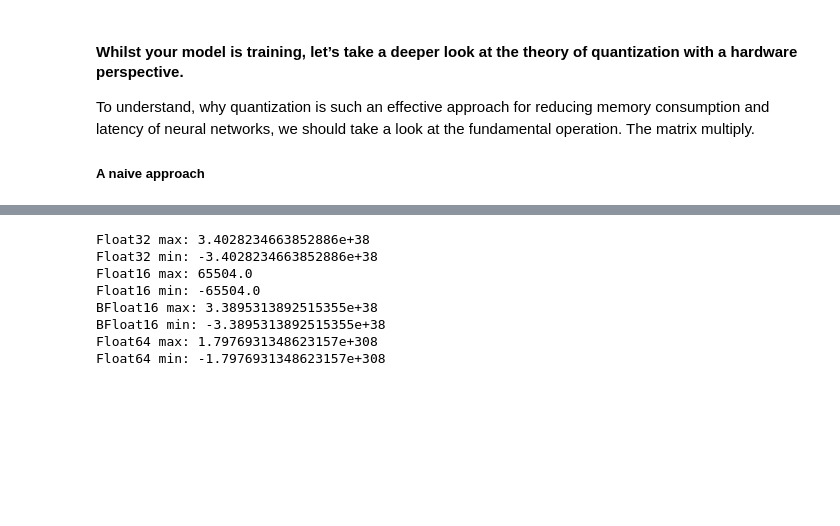
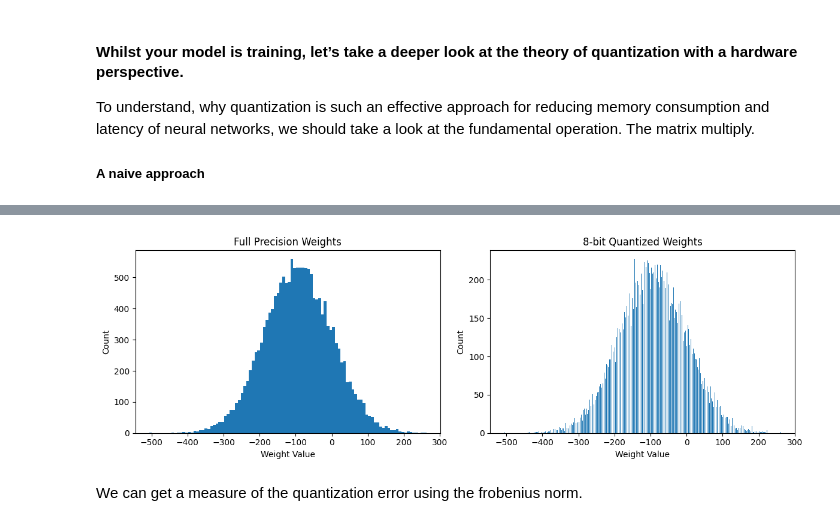
Before and after one commit to OliverGrainge/Advanced-AI-on-Arm, a Jupyter notebook: lab1.ipynb, the cells around one changed output, grey strips where cells are left out. Drawn from its saved outputs; the diff is of its cells as text; code cells hidden in the pictures; blank space fills up the shorter version.

Commit message:
adding quantization error evaluation

```diff
--- a/lab1.ipynb
+++ b/lab1.ipynb
@@ -157,24 +186,55 @@ where the number of representable values is given by $2^b$ for a bit-width of $b
-# %%
-# For float32 (single precision)
-print(f"Float32 max: {torch.finfo(torch.float32).max}")
-print(f"Float32 min: {torch.finfo(torch.float32).min}")
-# For float16 (half precision)
-print(f"Float16 max: {torch.finfo(torch.float16).max}")
-print(f"Float16 min: {torch.finfo(torch.float16).min}")
-
-# For bfloat16 (brain floating point)
-print(f"BFloat16 max: {torch.finfo(torch.bfloat16).max}")
-print(f"BFloat16 min: {torch.finfo(torch.bfloat16).min}")
-
-# For float64 (double precision)
-print(f"Float64 max: {torch.finfo(torch.float64).max}")
-print(f"Float64 min: {torch.finfo(torch.float64).min}")
-# %% [output]
-Float32 max: 3.4028234663852886e+38
-Float32 min: -3.4028234663852886e+38
-Float16 max: 65504.0
-Float16 min: -65504.0
-BFloat16 max: 3.3895313892515355e+38
-BFloat16 min: -3.3895313892515355e+38
-Float64 max: 1.7976931348623157e+308
-Float64 min: -1.7976931348623157e+308
+# %%
+w = torch.randn(128, 128)*torch.rand(1)*100 + torch.randn(1)*100
+
+def compute_linear_scale_and_zero_point(r, bitwidth=8):
+    r_min = r.min()
+    r_max = r.max()
+    # For signed integers, range is [-2^(b-1), 2^(b-1)-1]
+    q_min = -(2**(bitwidth - 1))  # Changed from positive to negative
+    q_max = 2**(bitwidth - 1) - 1
+    scale = (r_max - r_min) / (q_max - q_min)
+    zero_point = torch.round(q_min - (r_min / scale))
+    return scale, zero_point
+
+def quantize_linear(x, scale, zero_point, bitwidth=8):
+    q_min = -(2**(bitwidth - 1))
+    q_max = 2**(bitwidth - 1) - 1
+    q = torch.clamp(torch.round(x / scale) + zero_point, q_min, q_max)
+    # Use appropriate dtype based on bitwidth
+    if bitwidth <= 8:
+        return q.to(torch.int8)
+    elif bitwidth <= 16:
+        return q.to(torch.int16)
+    else:
+        return q.to(torch.int32)
+
+def dequantize_linear(q, scale, zero_point):
+    return scale * (q.to(torch.float32) - zero_point)  # Reordered for clarity
+
+
+s, z = compute_linear_scale_and_zero_point(w)
+q_w = quantize_linear(w, s, z)
+d_w = dequantize_linear(q_w, s, z)
+
+import matplotlib.pyplot as plt
+# Create figure and axes
+fig, (ax1, ax2) = plt.subplots(1, 2, figsize=(12, 4))
+
+# Plot full precision weights
+ax1.hist(w.flatten().numpy(), bins=100)
+ax1.set_title('Full Precision Weights')
+ax1.set_xlabel('Weight Value')
+ax1.set_ylabel('Count')
+
+# Plot quantized weights
+ax2.hist(d_w.flatten().numpy(), bins=500)
+ax2.set_title('8-bit Quantized Weights')
+ax2.set_xlabel('Weight Value')
+ax2.set_ylabel('Count')
+
+plt.tight_layout()
+plt.show()
+# %% [output]
+[figure, added]
+# %% [markdown]
+We can get a measure of the quantization error using the frobenius norm.
```
Also changed, not shown: parts of 8 cells of this notebook.
